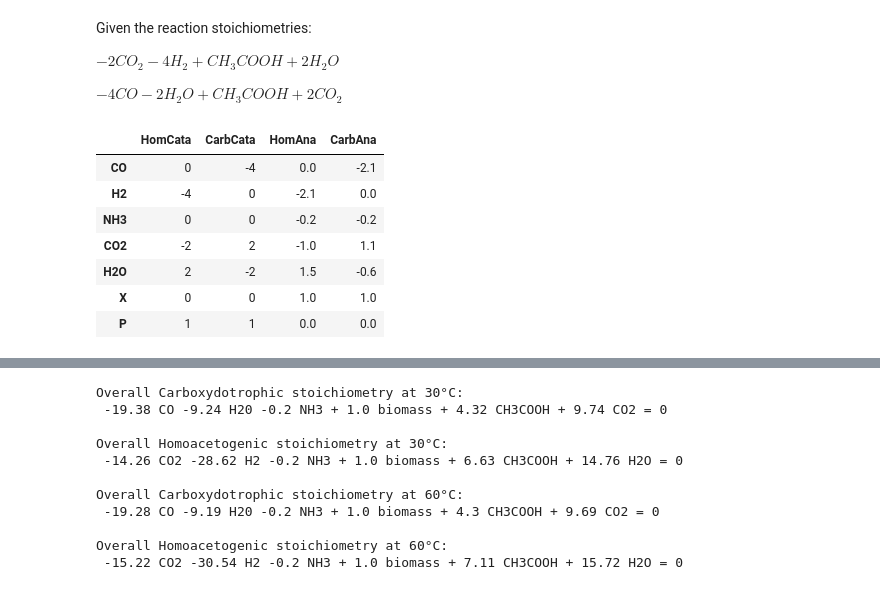
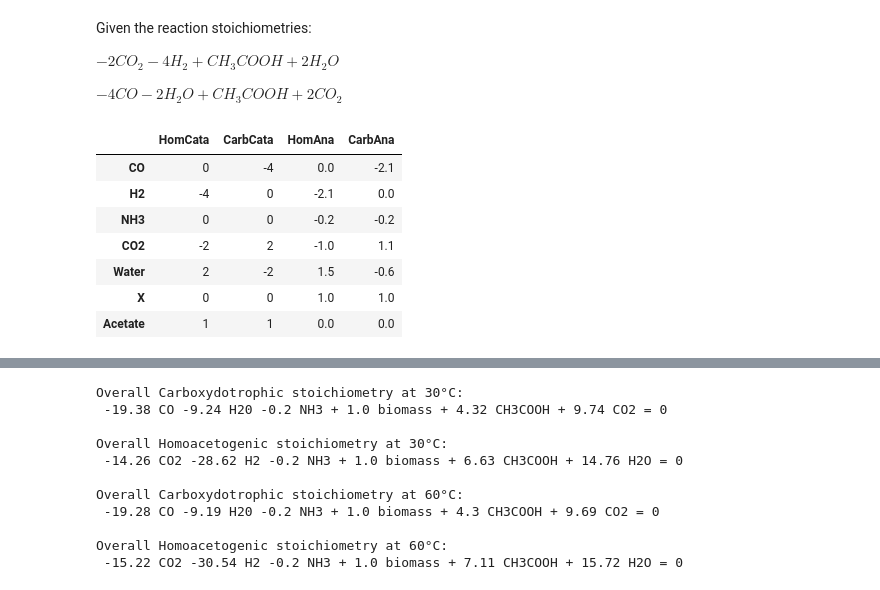
Before and after one commit to biosustain/CO2_fixation_models, a Jupyter notebook: Scripts/03_SimAcetogensBubbleColumn.ipynb, the cells around one changed output, grey strips where cells are left out. Cells and saved outputs as stored; diff of their text form; code cells hidden in the pictures.

```diff
--- a/Scripts/03_SimAcetogensBubbleColumn.ipynb
+++ b/Scripts/03_SimAcetogensBubbleColumn.ipynb
@@ -100,19 +100,19 @@ m_GAM = 1000 [kJ/CmolX]
 # %%
 S = pd.DataFrame({
     'HomCata':  [0,    -4,  0,    -2,  2,    0,1],
     'CarbCata': [-4,   0,   0,    2,   -2,   0,1],
     'HomAna':   [0,   -2.1, -0.2, -1,  1.5,  1,0],
     'CarbAna':  [-2.1, 0,   -0.2, 1.1, -0.6, 1,0]},
-    index=pd.Index(["CO","H2","NH3","CO2","H2O","X","P"]))
+    index=pd.Index(["CO","H2","NH3","CO2","Water","X","Acetate"]))
 
 S
 # %% [output]
 |  | HomCata | CarbCata | HomAna | CarbAna |
 | CO | 0 | -4 | 0.0 | -2.1 |
 | H2 | -4 | 0 | -2.1 | 0.0 |
 | NH3 | 0 | 0 | -0.2 | -0.2 |
 | CO2 | -2 | 2 | -1.0 | 1.1 |
-| H2O | 2 | -2 | 1.5 | -0.6 |
+| Water | 2 | -2 | 1.5 | -0.6 |
 | X | 0 | 0 | 1.0 | 1.0 |
-| P | 1 | 1 | 0.0 | 0.0 |
+| Acetate | 1 | 1 | 0.0 | 0.0 |
 # %%
```
Also changed, not shown: parts of 8 cells of this notebook, 1 other file.
